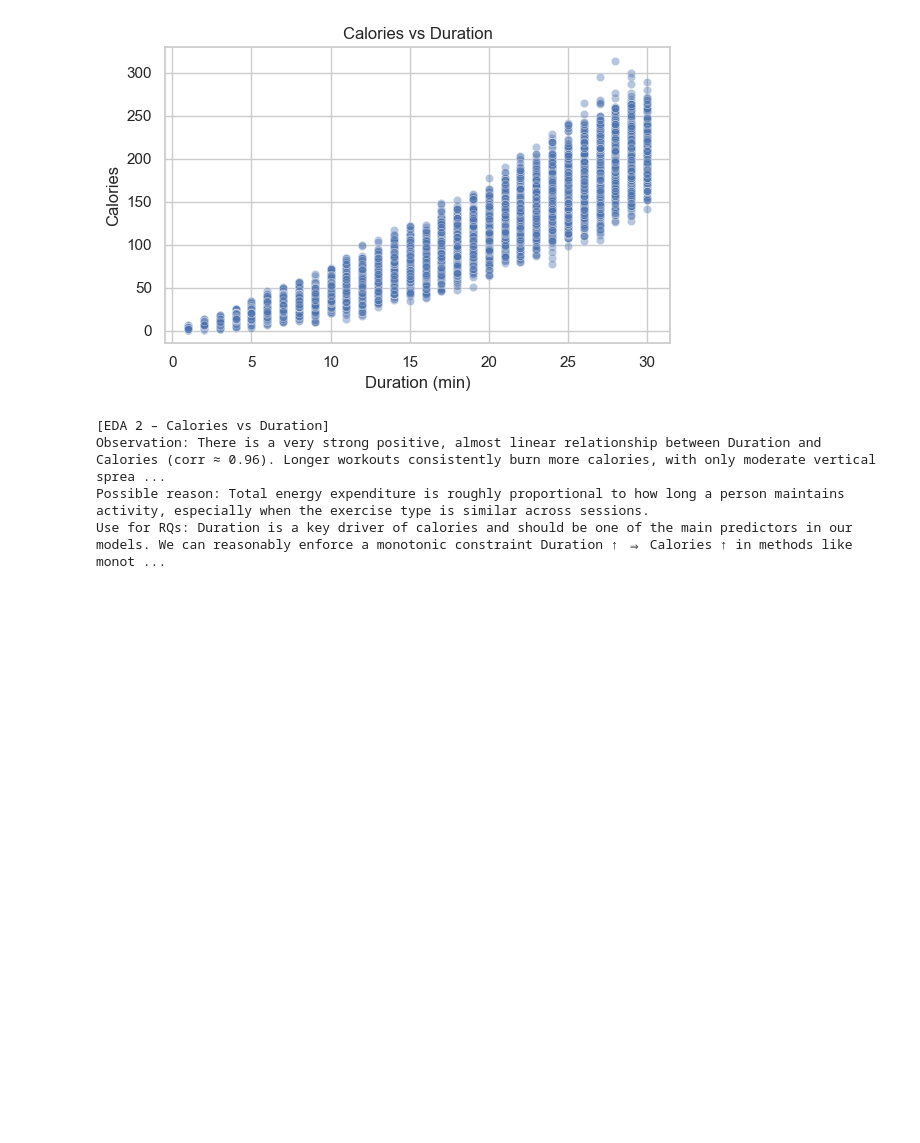
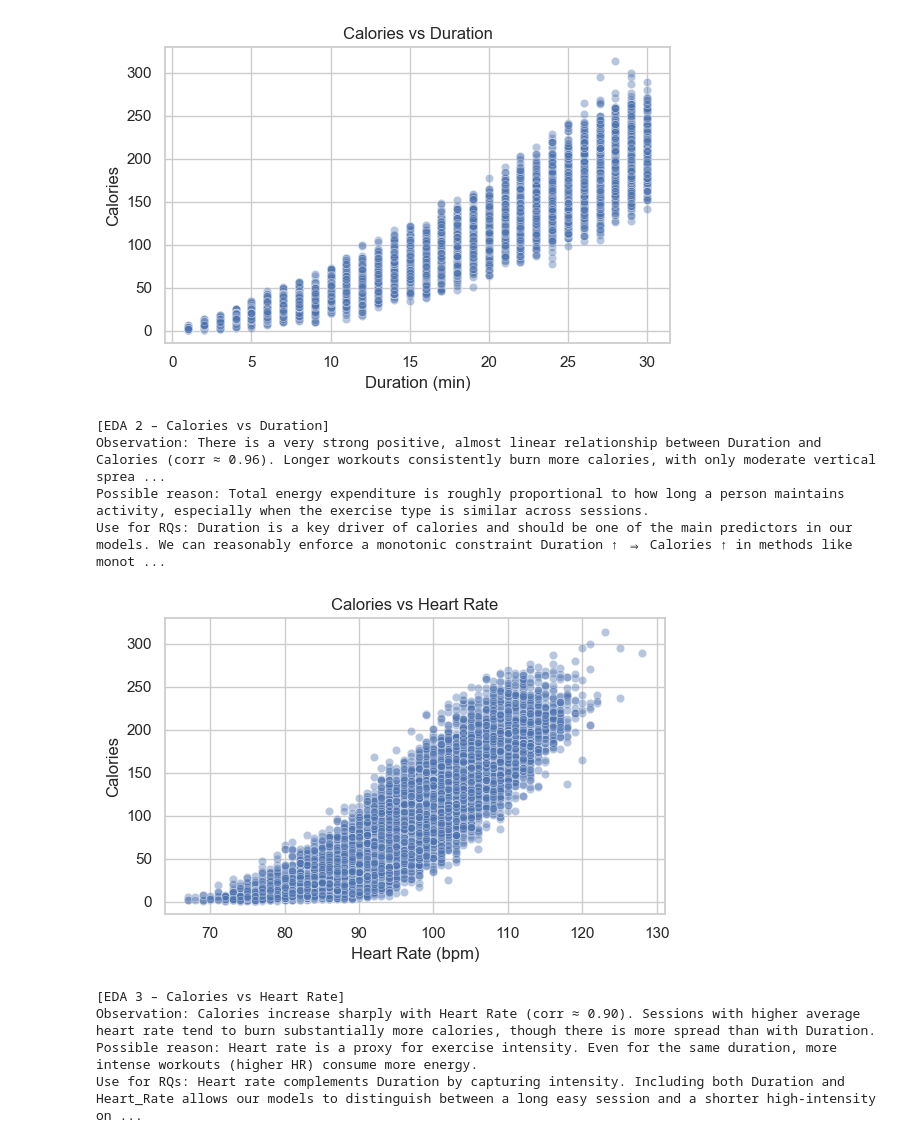
Before and after one commit to haseebshaik00/CalFit-STA-221-Project, a Jupyter notebook: calfit-analysis.ipynb, the cells around one changed output. Cells and saved outputs as stored; diff of their text form; code cells hidden in the pictures; blank space fills up the shorter version.

```diff
--- a/calfit-analysis.ipynb
+++ b/calfit-analysis.ipynb
@@ -213,3 +213,35 @@ print(
 Observation: There is a very strong positive, almost linear relationship between Duration and Calories (corr ≈ 0.96). Longer workouts consistently burn more calories, with only moderate vertical sprea ...
 Possible reason: Total energy expenditure is roughly proportional to how long a person maintains activity, especially when the exercise type is similar across sessions.
 Use for RQs: Duration is a key driver of calories and should be one of the main predictors in our models. We can reasonably enforce a monotonic constraint Duration ↑ ⇒ Calories ↑ in methods like monot ...
+# %%
+# [EDA 3 – Calories vs Heart Rate]
+
+plt.figure(figsize=(6, 4))
+sns.scatterplot(x="Heart_Rate", y="Calories", data=df, alpha=0.4)
+plt.title("Calories vs Heart Rate")
+plt.xlabel("Heart Rate (bpm)")
+plt.ylabel("Calories")
+plt.tight_layout()
+plt.show()
+
+hr_corr = df["Heart_Rate"].corr(df["Calories"])
+
+print("\n[EDA 3 – Calories vs Heart Rate]")
+print(
+    f"Observation: Calories increase sharply with Heart Rate (corr ≈ {hr_corr:.2f}). "
+    "Sessions with higher average heart rate tend to burn substantially more calories, "
+    "though there is more spread than with Duration.")
+print(
+    "Possible reason: Heart rate is a proxy for exercise intensity. Even for the same "
+    "duration, more intense workouts (higher HR) consume more energy.")
+print(
+    "Use for RQs: Heart rate complements Duration by capturing intensity. Including both "
+    "Duration and Heart_Rate allows our models to distinguish between a long easy session "
+    "and a shorter high-intensity one, which is important for accurate calorie prediction "
+    "and any analysis comparing workout strategies.")
+# %% [output]
+[figure, added]
+[EDA 3 – Calories vs Heart Rate]
+Observation: Calories increase sharply with Heart Rate (corr ≈ 0.90). Sessions with higher average heart rate tend to burn substantially more calories, though there is more spread than with Duration.
+Possible reason: Heart rate is a proxy for exercise intensity. Even for the same duration, more intense workouts (higher HR) consume more energy.
+Use for RQs: Heart rate complements Duration by capturing intensity. Including both Duration and Heart_Rate allows our models to distinguish between a long easy session and a shorter high-intensity on ...
```
